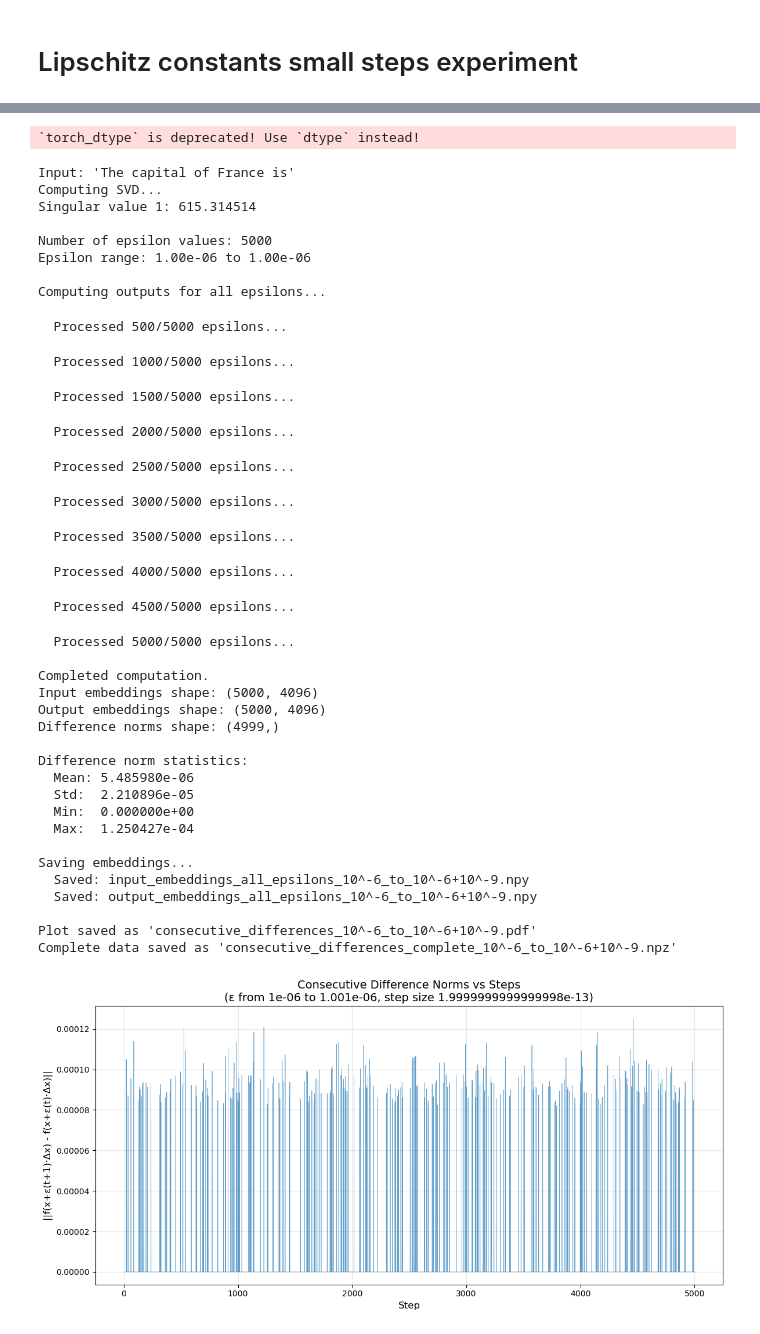
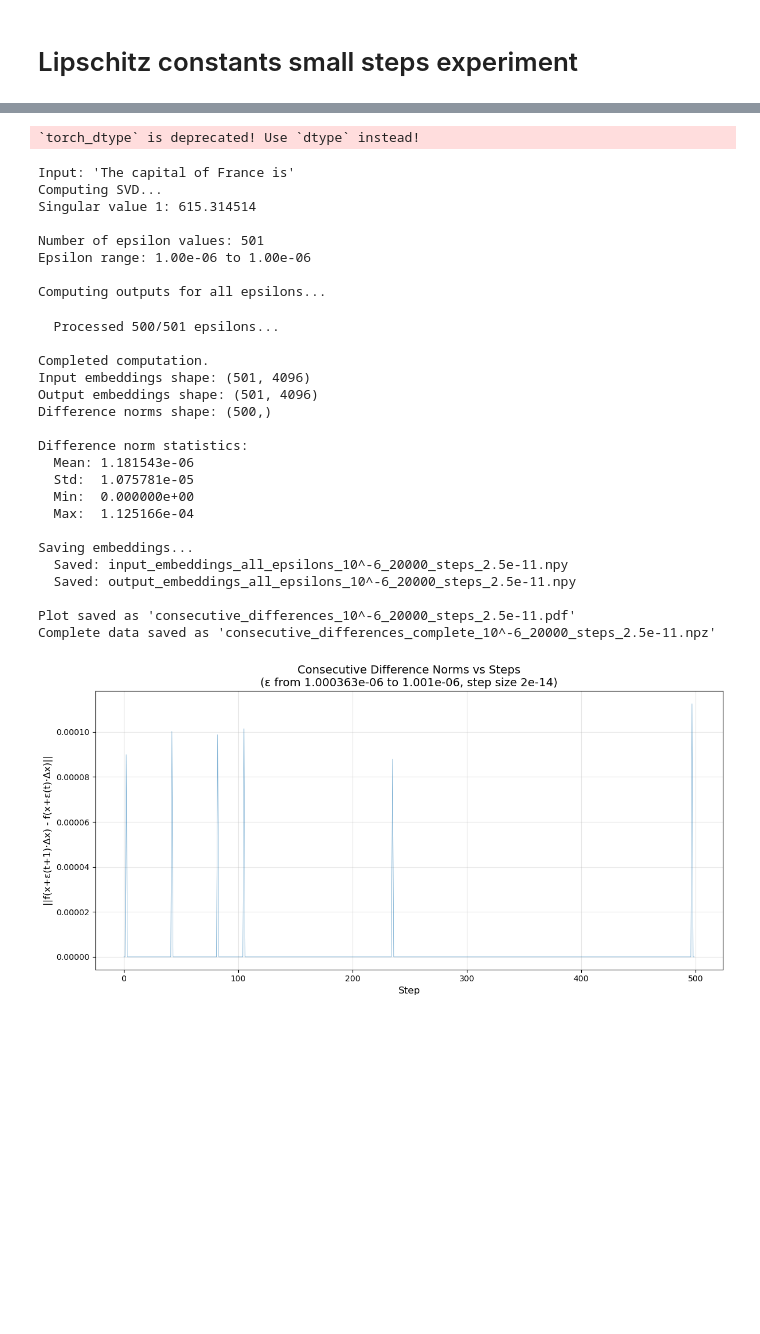
Before and after one commit to thechashi/llm_rounding_error_instability, a Jupyter notebook: notebooks/lpt_logits_probs_experiments.ipynb, the cells around one changed output, grey strips where cells are left out. Saved outputs shown, nothing was run; the diff lists cells and outputs as text; code cells hidden in the pictures; blank space fills up the shorter version.

```diff
--- a/notebooks/lpt_logits_probs_experiments.ipynb
+++ b/notebooks/lpt_logits_probs_experiments.ipynb
@@ -1289,14 +1289,17 @@ direction_1 = Vt[0, :]
 print(f"Singular value 1: {S[0].item():.6f}\n")
 
 # Generate epsilon values from 10^-9 to 10^-8 with 10^-11 steps
-epsilon_start = 1e-6
+epsilon_start = 1e-6 + 1815*2e-13
 epsilon_end = (1e-6 + 1e-9)
-epsilon_step = (1e-11/50)
-
+epsilon_step = 2e-14
+total_steps = 500
 # Create epsilon array
 epsilons = []
 eps = epsilon_start
-while eps <= epsilon_end:
+step = 0
+# while eps <= epsilon_end:
+while step <= total_steps:
+    step += 1
     epsilons.append(eps)
     eps += epsilon_step
 
@@ -1354,7 +1357,7 @@ print(f"  Std:  {difference_norms.std():.6e}")
 print(f"  Min:  {difference_norms.min():.6e}")
 print(f"  Max:  {difference_norms.max():.6e}")
 
-experiment = '10^-6_to_10^-6+10^-9'
+experiment = '10^-6_20000_steps_2.5e-11'
 # Save embeddings to .npy files
 print("\nSaving embeddings...")
 np.save(f'input_embeddings_all_epsilons_{experiment}.npy', all_input_embeddings)
@@ -1369,60 +1372,51 @@ plt.xlabel('Step', fontsize=12)
 plt.ylabel('||f(x+ε(t+1)·Δx) - f(x+ε(t)·Δx)||', fontsize=12)
 plt.title(f'Consecutive Difference Norms vs Steps\n(ε from {epsilon_start} to {epsilon_end}, step size {epsilon_step})', fontsize=14)
 plt.grid(True, alpha=0.3)
 plt.tight_layout()
 
 # Save as PDF
 plt.savefig(f'consecutive_differences_{experiment}.pdf', dpi=300, bbox_inches='tight')
 print(f"\nPlot saved as 'consecutive_differences_{experiment}.pdf'")
 
 # Also save complete data
 np.savez(f'consecutive_differences_complete_{experiment}.npz',
          epsilons=epsilons,
          input_embeddings=all_input_embeddings,
          output_embeddings=all_output_embeddings,
          difference_norms=difference_norms,
          singular_value_1=S[0].cpu().numpy(),
          original_input_embedding=original_input_emb.cpu().numpy())
 print(f"Complete data saved as 'consecutive_differences_complete_{experiment}.npz'")
 
 plt.show()
 # %% [output]
 Loading model...
 `torch_dtype` is deprecated! Use `dtype` instead!
 Input: 'The capital of France is'
 Computing SVD...
 Singular value 1: 615.314514
 
-Number of epsilon values: 5000
+Number of epsilon values: 501
 Epsilon range: 1.00e-06 to 1.00e-06
 
 Computing outputs for all epsilons...
-  Processed 500/5000 epsilons...
+  Processed 500/501 epsilons...
+
+Completed computation.
+Input embeddings shape: (501, 4096)
+Output embeddings shape: (501, 4096)
+Difference norms shape: (500,)
+
+Difference norm statistics:
+  Mean: 1.181543e-06
+  Std:  1.075781e-05
+  Min:  0.000000e+00
+  Max:  1.125166e-04
+
+Saving embeddings...
+  Saved: input_embeddings_all_epsilons_10^-6_20000_steps_2.5e-11.npy
+  Saved: output_embeddings_all_epsilons_10^-6_20000_steps_2.5e-11.npy
+
+Plot saved as 'consecutive_differences_10^-6_20000_steps_2.5e-11.pdf'
+Complete data saved as 'consecutive_differences_complete_10^-6_20000_steps_2.5e-11.npz'
-  Processed 1000/5000 epsilons...
-  Processed 1500/5000 epsilons...
-  Processed 2000/5000 epsilons...
-  Processed 2500/5000 epsilons...
-  Processed 3000/5000 epsilons...
-  Processed 3500/5000 epsilons...
-  Processed 4000/5000 epsilons...
-  Processed 4500/5000 epsilons...
-  Processed 5000/5000 epsilons...
-
-Completed computation.
-Input embeddings shape: (5000, 4096)
-Output embeddings shape: (5000, 4096)
-Difference norms shape: (4999,)
-
-Difference norm statistics:
-  Mean: 5.485980e-06
-  Std:  2.210896e-05
-  Min:  0.000000e+00
-  Max:  1.250427e-04
-
-Saving embeddings...
-  Saved: input_embeddings_all_epsilons_10^-6_to_10^-6+10^-9.npy
-  Saved: output_embeddings_all_epsilons_10^-6_to_10^-6+10^-9.npy
-
-Plot saved as 'consecutive_differences_10^-6_to_10^-6+10^-9.pdf'
-Complete data saved as 'consecutive_differences_complete_10^-6_to_10^-6+10^-9.npz'
-[figure, old version]
+[figure, new version]
```
Also changed, not shown: parts of 2 cells of this notebook, 3 other files.
